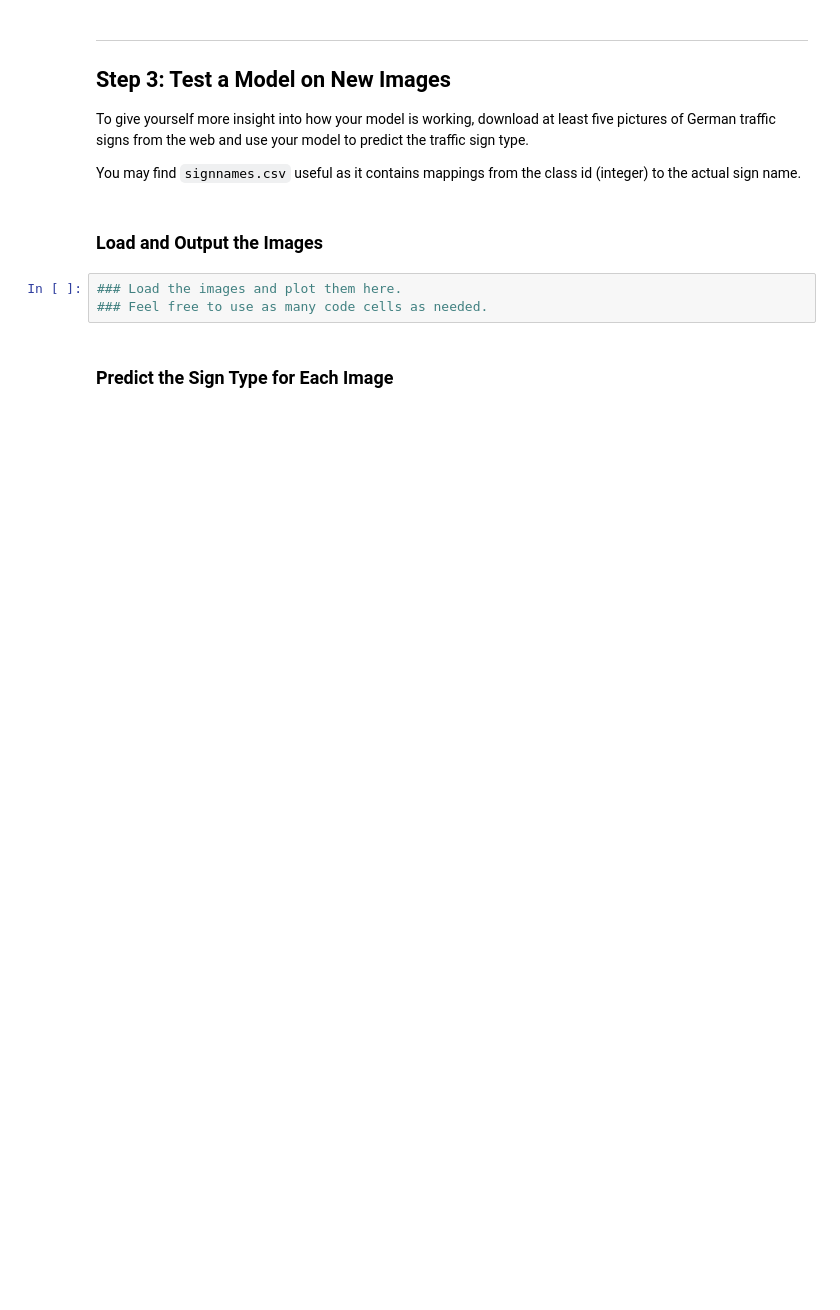
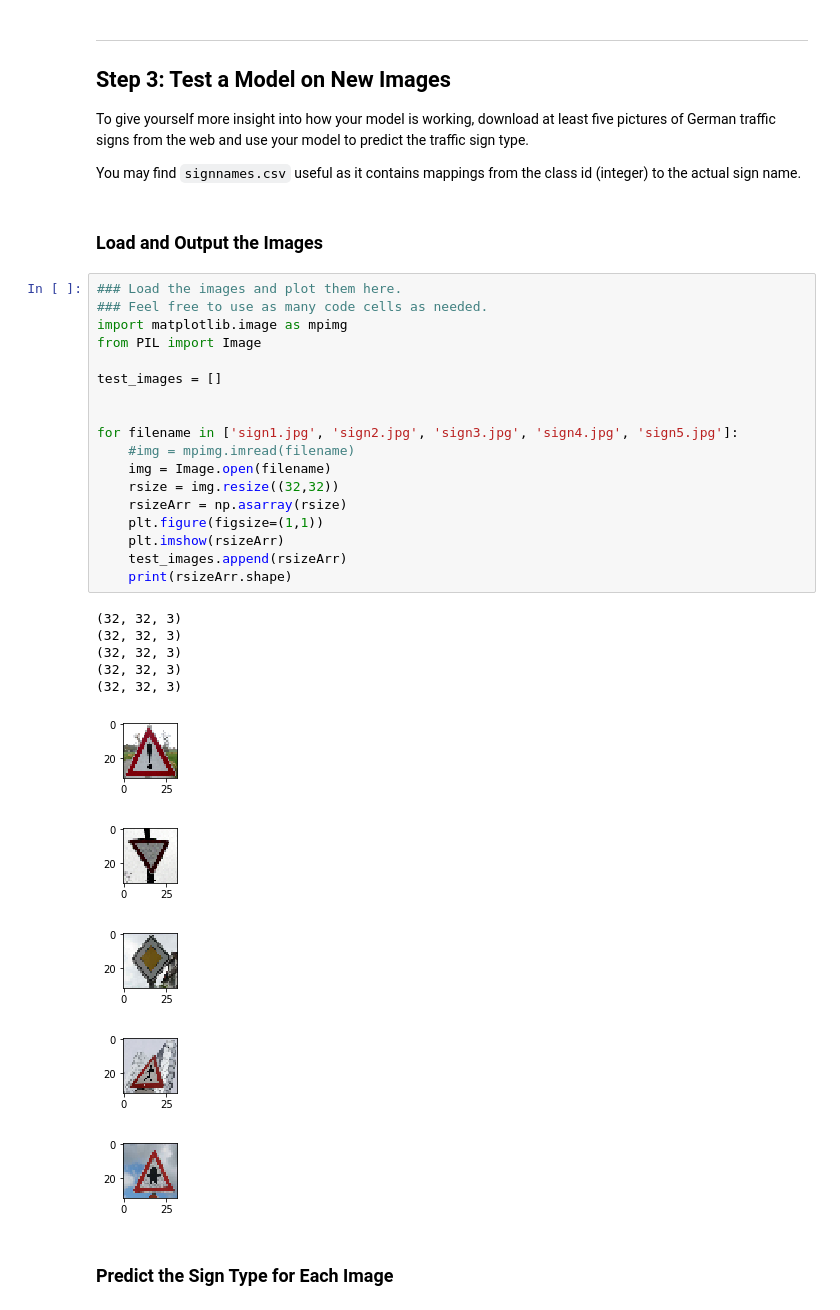
Before and after one commit to roneyal/CarND-Traffic-Sign-Classifier-Project, a Jupyter notebook: Traffic_Sign_Classifier.ipynb, the cells around one changed output. Saved outputs shown, nothing was run; the diff lists cells and outputs as text; blank space fills up the shorter version.

Commit message:
Add test classification of traffic sign images from the internet

```diff
--- a/Traffic_Sign_Classifier.ipynb
+++ b/Traffic_Sign_Classifier.ipynb
@@ -325,9 +331,35 @@ To give yourself more insight into how your model is working, download at least
 You may find `signnames.csv` useful as it contains mappings from the class id (integer) to the actual sign name.
 # %% [markdown]
 ### Load and Output the Images
-# %%
-### Load the images and plot them here.
-### Feel free to use as many code cells as needed.
+# %%
+### Load the images and plot them here.
+### Feel free to use as many code cells as needed.
+import matplotlib.image as mpimg
+from PIL import Image
+
+test_images = []
+
+
+for filename in ['sign1.jpg', 'sign2.jpg', 'sign3.jpg', 'sign4.jpg', 'sign5.jpg']:
+    #img = mpimg.imread(filename)
+    img = Image.open(filename)
+    rsize = img.resize((32,32))
+    rsizeArr = np.asarray(rsize)
+    plt.figure(figsize=(1,1))
+    plt.imshow(rsizeArr)
+    test_images.append(rsizeArr)
+    print(rsizeArr.shape)
+# %% [output]
+(32, 32, 3)
+(32, 32, 3)
+(32, 32, 3)
+(32, 32, 3)
+(32, 32, 3)
+[figure, added]
+[figure, added]
+[figure, added]
+[figure, added]
+[figure, added]
 # %% [markdown]
 ### Predict the Sign Type for Each Image
 # %%
```
Also changed, not shown: parts of 7 cells of this notebook, 5 other files.
